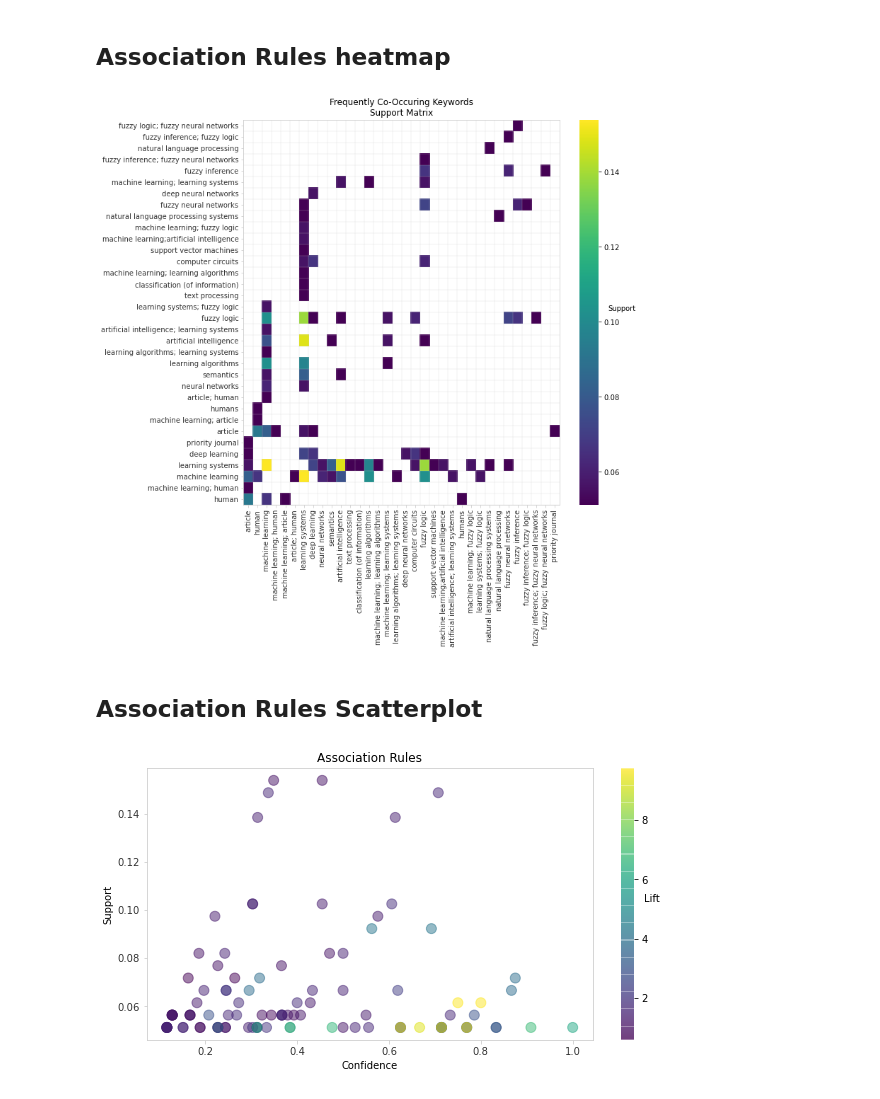
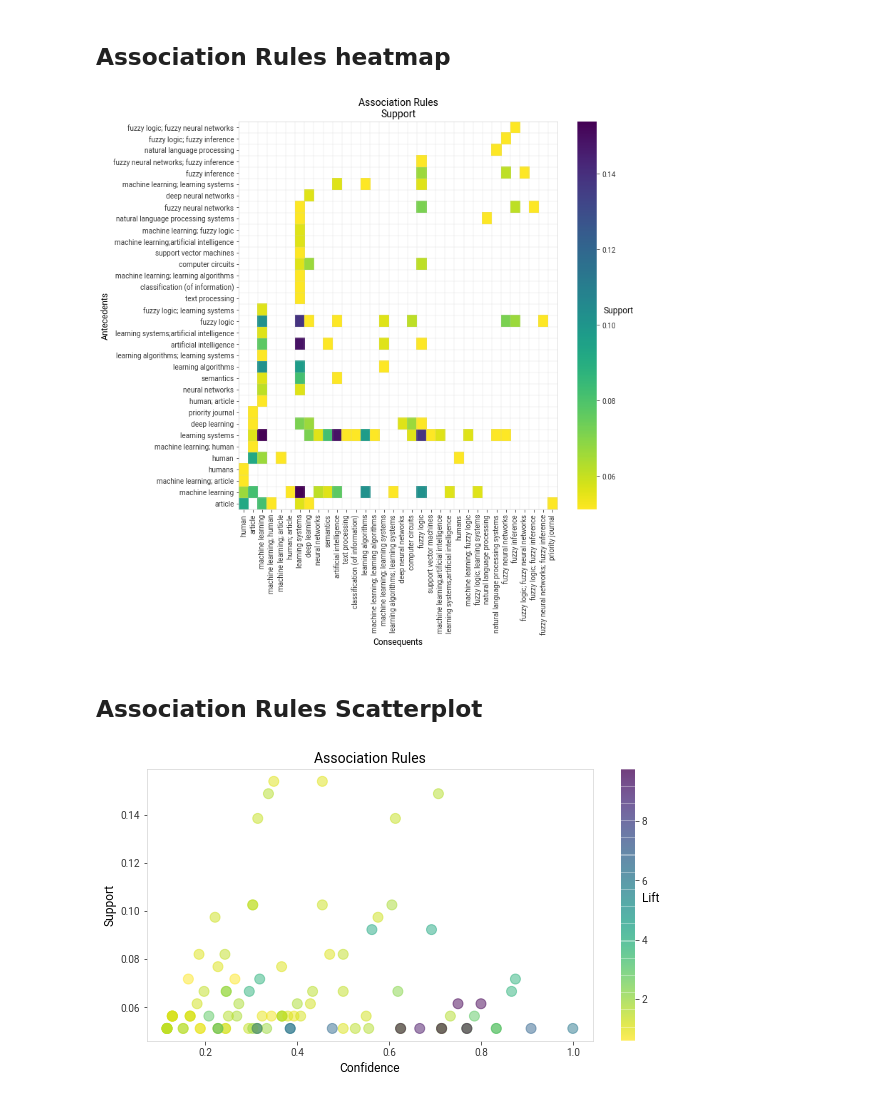
Before and after one commit to kyleiwaniec/neuro-symbolic-ai-systematic-review, a Jupyter notebook: scopus/EDA-233.ipynb, the cells around one changed output. Saved outputs shown, nothing was run; the diff lists cells and outputs as text; code cells hidden in the pictures.

```diff
--- a/scopus/EDA-233.ipynb
+++ b/scopus/EDA-233.ipynb
@@ -19,3 +19,7 @@ import importlib
 importlib.reload(utils)
 # %% [output]
 <module 'utils' from '/Users/kylehamilton/MyDocuments/ML-Labs/nuero-symbolic-AI/neuro-symbolic-ai-systematic-review/scopus/utils.py'>
+# %%
+import matplotlib as mpl
+plt.style.use('presentation.mplstyle')
+mpl.matplotlib_fname()
@@ -552,5 +544,5 @@ df = pd.DataFrame(te_ary, columns=te.columns_)
 support=0.05
 freq_items=fpgrowth(df, min_support=support, use_colnames=True)
 # %%
-for i in freq_items.sort_values(by='support',ascending=False)['itemsets']:
-    print(i)
+# for i in freq_items.sort_values(by='support',ascending=False)['itemsets']:
+#     print(i)
@@ -616,43 +590,39 @@ for i in list(zipped):
 assd=pd.DataFrame(d)
 # %%
 fig, ax = plt.subplots(figsize=(10, 10))
+color_map = plt.cm.get_cmap('viridis')
+reversed_color_map = color_map.reversed()
 
 plt.hlines(y=np.arange(0, len(assd.index), 1), xmin=np.full(len(assd.index),0), xmax=np.full(len(assd.index),len(assd.index)), color="#cccccc", linewidth=.25)
 plt.vlines(x=np.arange(0, len(assd.columns), 1), ymin=np.full(len(assd.index),0), ymax=np.full(len(assd.index),len(assd.index)), color="#cccccc",linewidth=.25)
 plt.yticks(np.arange(0.5, len(assd.index), 1), assd.index)
 plt.xticks(np.arange(0.5, len(assd.columns), 1), assd.columns, rotation=90)
-plt.title("Frequently Co-Occuring Keywords\nSupport Matrix")
+plt.ylabel("Antecedents")
+plt.xlabel("Consequents")
+plt.title("Association Rules\nSupport")
 
-graph=plt.pcolor(assd)
+graph=plt.pcolor(assd, cmap=reversed_color_map)
 cb = fig.colorbar(graph)
 cb.set_label('Support', rotation=0, va='bottom')
 cb.outline.set_visible(False)
-
-# Set the borders to a given color...
-ax.tick_params(color='#cccccc', labelcolor='#333333')
-for spine in ax.spines.values():
-    spine.set_edgecolor('#cccccc')
-
 plt.show()
 # %% [output]
-[figure, old version]
+[figure, new version]
 # %% [markdown]
 ## Association Rules Scatterplot
 # %%
 fig, ax = plt.subplots(figsize=(10, 5))
-graph=plt.scatter(rules['confidence'],rules['support'],c=rules['lift'],s=100,alpha=0.5)
+color_map = plt.cm.get_cmap('viridis')
+reversed_color_map = color_map.reversed()
+graph=plt.scatter(rules['confidence'],rules['support'],c=rules['lift'],s=100,alpha=0.5, cmap=reversed_color_map)
+
 cb = fig.colorbar(graph)
 cb.set_label('Lift', rotation=0, va='bottom')
 cb.outline.set_visible(False)
-
-# Set the borders to a given color...
-ax.tick_params(color='#cccccc', labelcolor='#333333')
-for spine in ax.spines.values():
-    spine.set_edgecolor('#cccccc')
 
 plt.title('Association Rules')
 plt.xlabel('Confidence')
 plt.ylabel('Support')
 plt.show()
 # %% [output]
-[figure, old version]
+[figure, new version]
```
Also changed, not shown: parts of 23 cells of this notebook, 3 other files.
